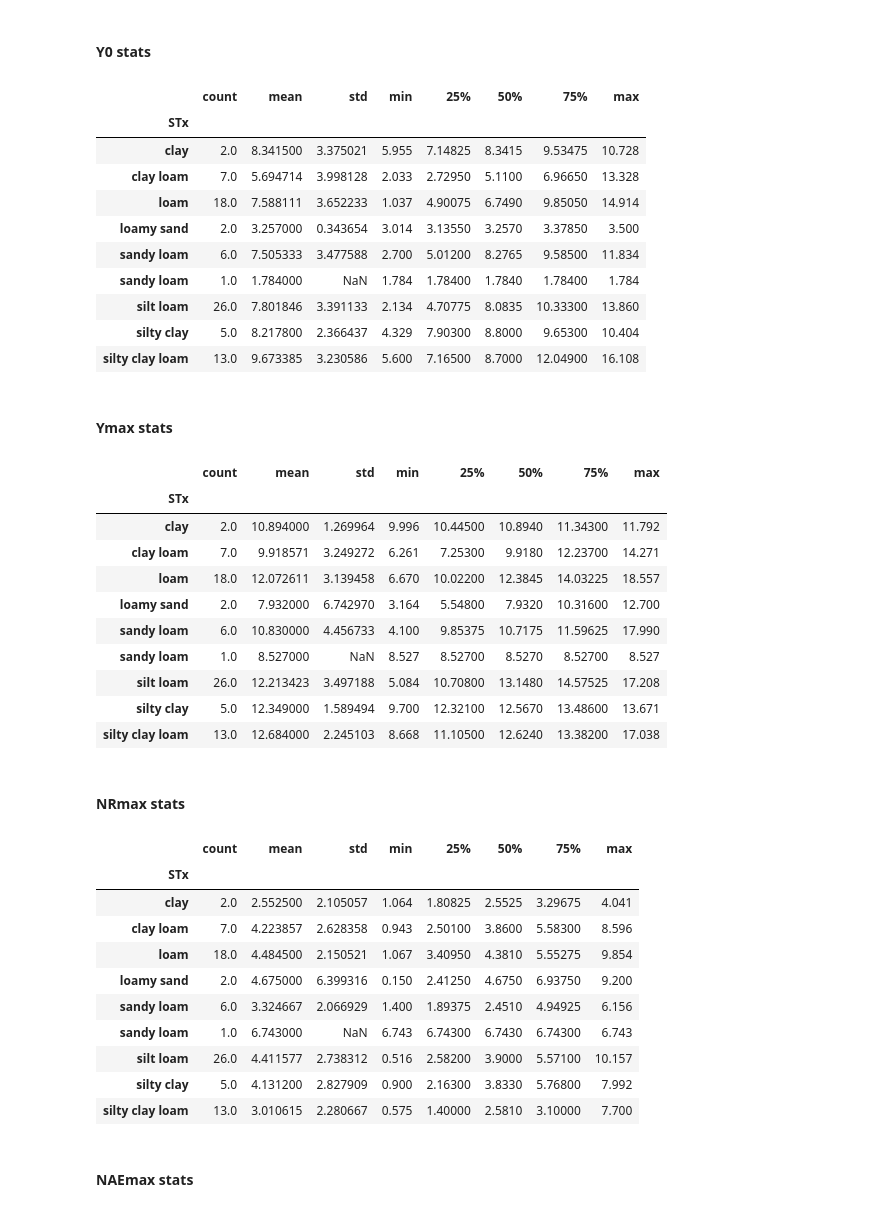
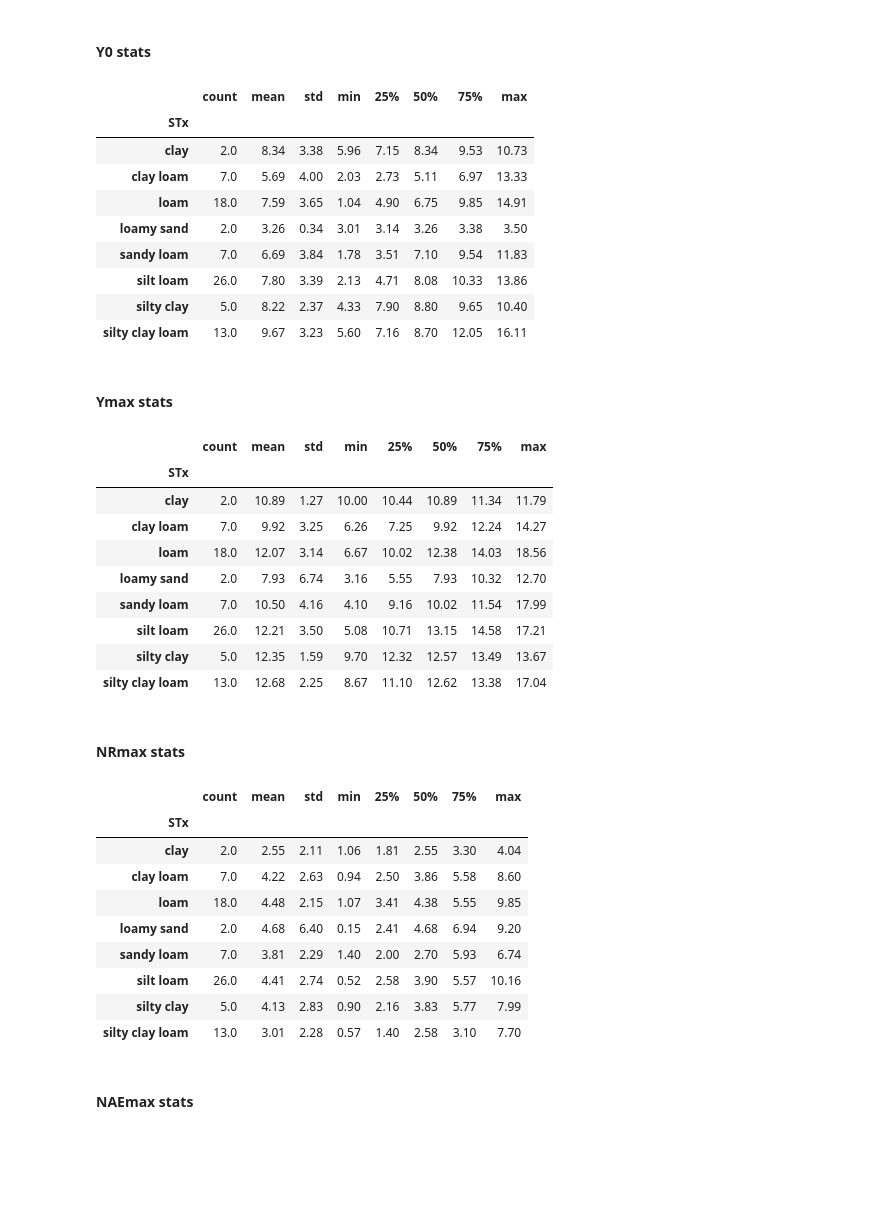
Before and after one commit to adriancorrendo/Python_project, a Jupyter notebook: Correndo_Sem_Project.ipynb, the cells around one changed output. Cells and saved outputs as stored; diff of their text form; code cells hidden in the pictures; blank space fills up the shorter version.

```diff
--- a/Correndo_Sem_Project.ipynb
+++ b/Correndo_Sem_Project.ipynb
@@ -221,9 +210,10 @@ sdf_6.head()
 ### 3. i. Maximum NAE
 # %%
 # Grouping by TRIAL again (now with all the columns of interest)
-trials = sdf_6.groupby("TRIAL")
+trials_2 = sdf_6.groupby("TRIAL")
 # %%
-sdf_7 = sdf_6.join(trials['NAE'].max().rename('NAEmax'),'TRIAL')
+# Adding the new variable as a column'NAEmax'
+sdf_7 = sdf_6.join(trials_2['NAE'].max().rename('NAEmax'),'TRIAL')
 sdf_7.head()
 # %% [output]
 |  | TRIAL | STx | Nrate | GY | Y0 | Ymax | NRmax | NRmax_r | NR | NRr | NAE | ... |
@@ -305,0 +300,6 @@ STx
+# %%
+# Sorting textures from Clay to Sandy
+N0_plots.rename(STx={'clay':'01-C', 'silty clay':'02-SiC', 'silty clay loam':'03-SiCL', 'clay loam':'04-CL',
+              'silt loam':'05-SiL', 'loam':'06-L', 'sandy loam':'07-SL', 'loamy sand':'08-LS'}, inplace=True)
+STx.sort_index(axis=0,ascending=True)
+STx
@@ -310,0 +319,4 @@ STxs = N0_plots.groupby("STx")
+# %%
+N0_plots.rename(STx={'clay':'01-C', 'silty clay':'02-SiC', 'silty clay loam':'03-SiCL', 'clay loam':'04-CL',
+              'silt loam':'05-SiL', 'loam':'06-L', 'sandy loam':'07-SL', 'loamy sand':'08-LS'}, inplace=True)
+STxs = N0_plots.groupby("STx")
@@ -316,55 +330,55 @@ STxs = N0_plots.groupby("STx")
 #### Y0 stats
 # %%
 Y0_stats = pd.DataFrame(STxs.Y0.describe())
+Y0_stats = Y0_stats.apply(lambda x: round(x, 2))
 Y0_stats
 # %% [output]
 |  | count | mean | std | min | 25% | 50% | 75% | max |
 | STx |  |  |  |  |  |  |  |  |
-| clay | 2.0 | 8.341500 | 3.375021 | 5.955 | 7.14825 | 8.3415 | 9.53475 | 10.728 |
-| clay loam | 7.0 | 5.694714 | 3.998128 | 2.033 | 2.72950 | 5.1100 | 6.96650 | 13.328 |
-| loam | 18.0 | 7.588111 | 3.652233 | 1.037 | 4.90075 | 6.7490 | 9.85050 | 14.914 |
-| loamy sand | 2.0 | 3.257000 | 0.343654 | 3.014 | 3.13550 | 3.2570 | 3.37850 | 3.500 |
-| sandy loam | 6.0 | 7.505333 | 3.477588 | 2.700 | 5.01200 | 8.2765 | 9.58500 | 11.834 |
-| sandy loam | 1.0 | 1.784000 | NaN | 1.784 | 1.78400 | 1.7840 | 1.78400 | 1.784 |
-| silt loam | 26.0 | 7.801846 | 3.391133 | 2.134 | 4.70775 | 8.0835 | 10.33300 | 13.860 |
-| silty clay | 5.0 | 8.217800 | 2.366437 | 4.329 | 7.90300 | 8.8000 | 9.65300 | 10.404 |
-| silty clay loam | 13.0 | 9.673385 | 3.230586 | 5.600 | 7.16500 | 8.7000 | 12.04900 | 16.108 |
+| clay | 2.0 | 8.34 | 3.38 | 5.96 | 7.15 | 8.34 | 9.53 | 10.73 |
+| clay loam | 7.0 | 5.69 | 4.00 | 2.03 | 2.73 | 5.11 | 6.97 | 13.33 |
+| loam | 18.0 | 7.59 | 3.65 | 1.04 | 4.90 | 6.75 | 9.85 | 14.91 |
+| loamy sand | 2.0 | 3.26 | 0.34 | 3.01 | 3.14 | 3.26 | 3.38 | 3.50 |
+| sandy loam | 7.0 | 6.69 | 3.84 | 1.78 | 3.51 | 7.10 | 9.54 | 11.83 |
+| silt loam | 26.0 | 7.80 | 3.39 | 2.13 | 4.71 | 8.08 | 10.33 | 13.86 |
+| silty clay | 5.0 | 8.22 | 2.37 | 4.33 | 7.90 | 8.80 | 9.65 | 10.40 |
+| silty clay loam | 13.0 | 9.67 | 3.23 | 5.60 | 7.16 | 8.70 | 12.05 | 16.11 |
 # %% [markdown]
 <a name="Ymax_stats"></a>
 #### Ymax stats
 # %%
 Ymax_stats = pd.DataFrame(STxs.Ymax.describe())
+Ymax_stats = Ymax_stats.apply(lambda x: round(x, 2))
 Ymax_stats
 # %% [output]
 |  | count | mean | std | min | 25% | 50% | 75% | max |
 | STx |  |  |  |  |  |  |  |  |
-| clay | 2.0 | 10.894000 | 1.269964 | 9.996 | 10.44500 | 10.8940 | 11.34300 | 11.792 |
-| clay loam | 7.0 | 9.918571 | 3.249272 | 6.261 | 7.25300 | 9.9180 | 12.23700 | 14.271 |
-| loam | 18.0 | 12.072611 | 3.139458 | 6.670 | 10.02200 | 12.3845 | 14.03225 | 18.557 |
-| loamy sand | 2.0 | 7.932000 | 6.742970 | 3.164 | 5.54800 | 7.9320 | 10.31600 | 12.700 |
-| sandy loam | 6.0 | 10.830000 | 4.456733 | 4.100 | 9.85375 | 10.7175 | 11.59625 | 17.990 |
-| sandy loam | 1.0 | 8.527000 | NaN | 8.527 | 8.52700 | 8.5270 | 8.52700 | 8.527 |
-| silt loam | 26.0 | 12.213423 | 3.497188 | 5.084 | 10.70800 | 13.1480 | 14.57525 | 17.208 |
-| silty clay | 5.0 | 12.349000 | 1.589494 | 9.700 | 12.32100 | 12.5670 | 13.48600 | 13.671 |
-| silty clay loam | 13.0 | 12.684000 | 2.245103 | 8.668 | 11.10500 | 12.6240 | 13.38200 | 17.038 |
+| clay | 2.0 | 10.89 | 1.27 | 10.00 | 10.44 | 10.89 | 11.34 | 11.79 |
+| clay loam | 7.0 | 9.92 | 3.25 | 6.26 | 7.25 | 9.92 | 12.24 | 14.27 |
+| loam | 18.0 | 12.07 | 3.14 | 6.67 | 10.02 | 12.38 | 14.03 | 18.56 |
+| loamy sand | 2.0 | 7.93 | 6.74 | 3.16 | 5.55 | 7.93 | 10.32 | 12.70 |
+| sandy loam | 7.0 | 10.50 | 4.16 | 4.10 | 9.16 | 10.02 | 11.54 | 17.99 |
+| silt loam | 26.0 | 12.21 | 3.50 | 5.08 | 10.71 | 13.15 | 14.58 | 17.21 |
+| silty clay | 5.0 | 12.35 | 1.59 | 9.70 | 12.32 | 12.57 | 13.49 | 13.67 |
+| silty clay loam | 13.0 | 12.68 | 2.25 | 8.67 | 11.10 | 12.62 | 13.38 | 17.04 |
 # %% [markdown]
 <a name="NRmax_stats"></a>
 #### NRmax stats
 # %%
 NRmax_stats = pd.DataFrame(STxs.NRmax.describe())
+NRmax_stats = NRmax_stats.apply(lambda x: round(x, 2))
 NRmax_stats
 # %% [output]
 |  | count | mean | std | min | 25% | 50% | 75% | max |
 | STx |  |  |  |  |  |  |  |  |
-| clay | 2.0 | 2.552500 | 2.105057 | 1.064 | 1.80825 | 2.5525 | 3.29675 | 4.041 |
-| clay loam | 7.0 | 4.223857 | 2.628358 | 0.943 | 2.50100 | 3.8600 | 5.58300 | 8.596 |
-| loam | 18.0 | 4.484500 | 2.150521 | 1.067 | 3.40950 | 4.3810 | 5.55275 | 9.854 |
-| loamy sand | 2.0 | 4.675000 | 6.399316 | 0.150 | 2.41250 | 4.6750 | 6.93750 | 9.200 |
-| sandy loam | 6.0 | 3.324667 | 2.066929 | 1.400 | 1.89375 | 2.4510 | 4.94925 | 6.156 |
-| sandy loam | 1.0 | 6.743000 | NaN | 6.743 | 6.74300 | 6.7430 | 6.74300 | 6.743 |
-| silt loam | 26.0 | 4.411577 | 2.738312 | 0.516 | 2.58200 | 3.9000 | 5.57100 | 10.157 |
-| silty clay | 5.0 | 4.131200 | 2.827909 | 0.900 | 2.16300 | 3.8330 | 5.76800 | 7.992 |
-| silty clay loam | 13.0 | 3.010615 | 2.280667 | 0.575 | 1.40000 | 2.5810 | 3.10000 | 7.700 |
+| clay | 2.0 | 2.55 | 2.11 | 1.06 | 1.81 | 2.55 | 3.30 | 4.04 |
+| clay loam | 7.0 | 4.22 | 2.63 | 0.94 | 2.50 | 3.86 | 5.58 | 8.60 |
+| loam | 18.0 | 4.48 | 2.15 | 1.07 | 3.41 | 4.38 | 5.55 | 9.85 |
+| loamy sand | 2.0 | 4.68 | 6.40 | 0.15 | 2.41 | 4.68 | 6.94 | 9.20 |
+| sandy loam | 7.0 | 3.81 | 2.29 | 1.40 | 2.00 | 2.70 | 5.93 | 6.74 |
+| silt loam | 26.0 | 4.41 | 2.74 | 0.52 | 2.58 | 3.90 | 5.57 | 10.16 |
+| silty clay | 5.0 | 4.13 | 2.83 | 0.90 | 2.16 | 3.83 | 5.77 | 7.99 |
+| silty clay loam | 13.0 | 3.01 | 2.28 | 0.57 | 1.40 | 2.58 | 3.10 | 7.70 |
 # %% [markdown]
 <a name="NAEmax_stats"></a>
 #### NAEmax stats
```
Also changed, not shown: parts of 25 cells of this notebook, 7 other files.
